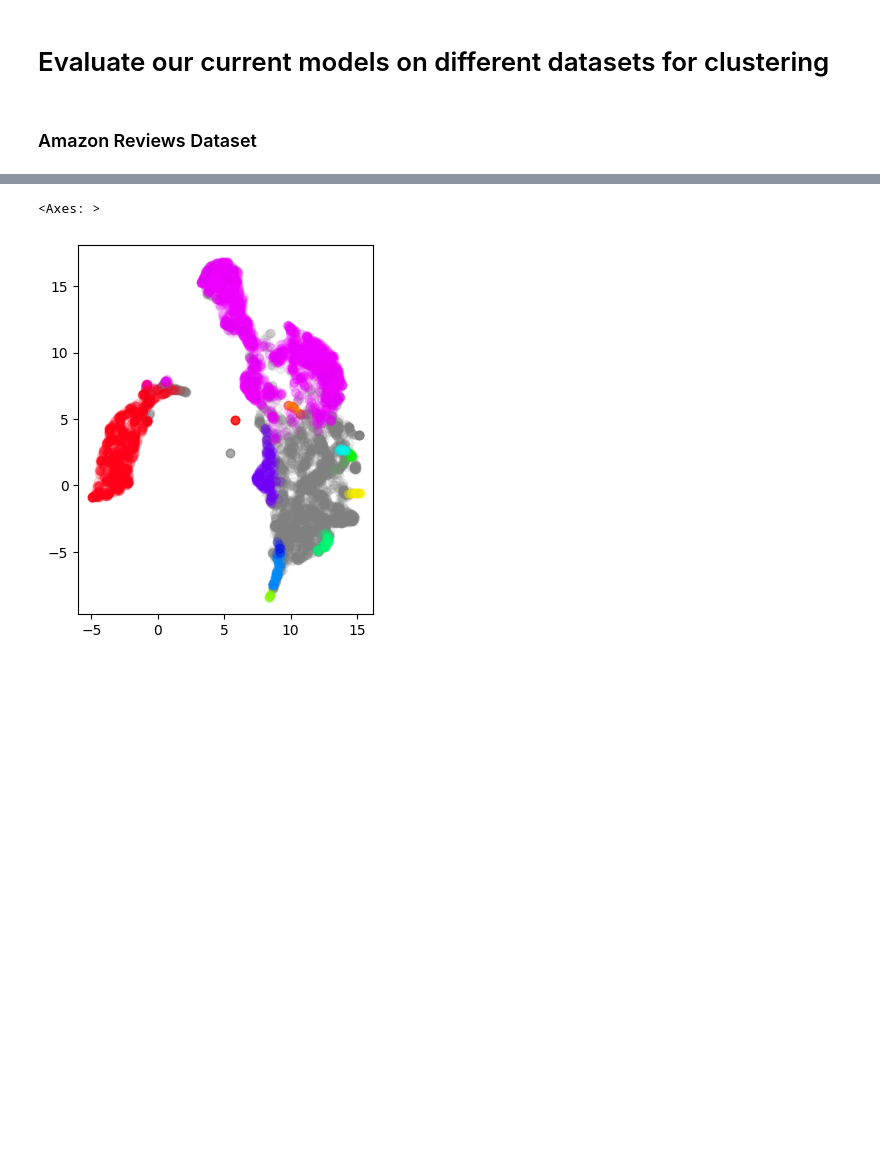
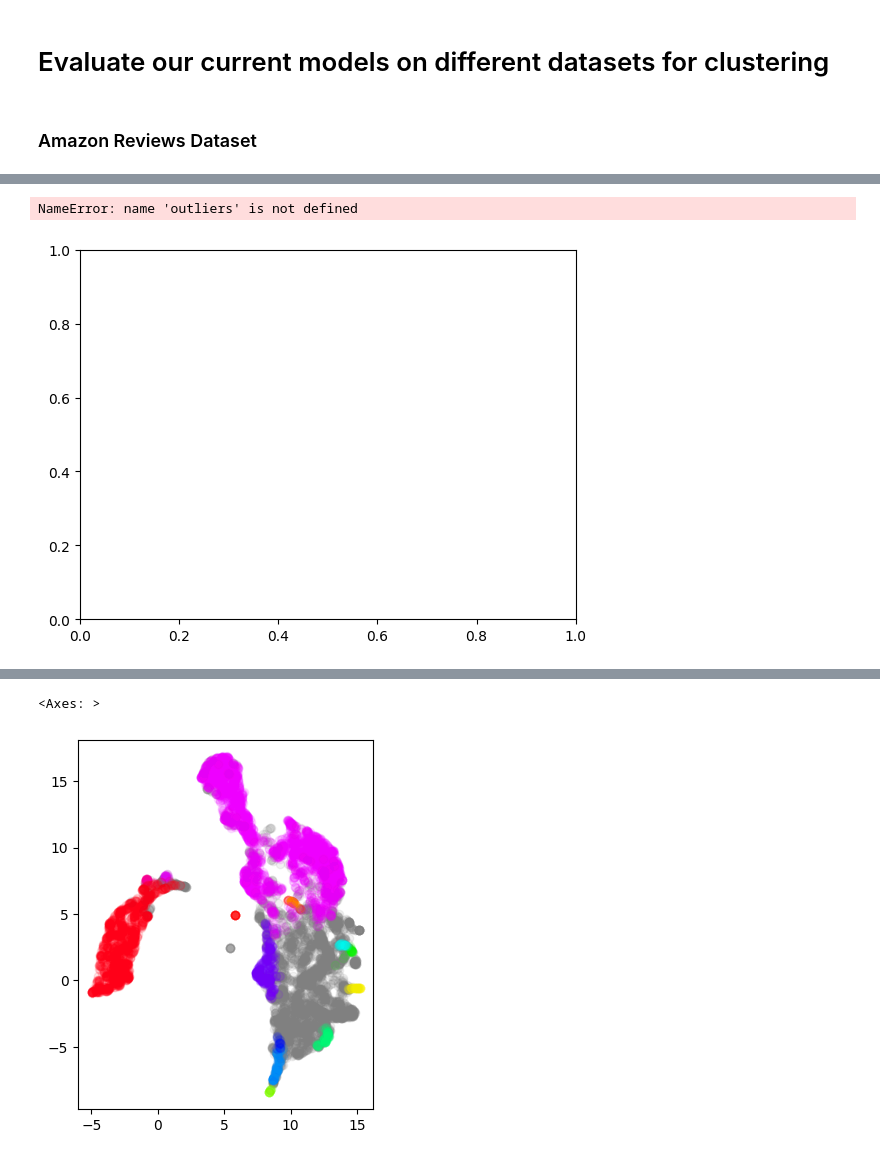
Before and after one commit to CayJoBla/ReducedEncoders, a Jupyter notebook: clustering.ipynb, the cells around one changed output, grey strips where cells are left out. Drawn from its saved outputs; the diff is of its cells as text; code cells hidden in the pictures; blank space fills up the shorter version.

Commit message:
WIP DenStream clustering implementation adapted from River

```diff
--- a/clustering.ipynb
+++ b/clustering.ipynb
@@ -43,8 +45,0 @@ clusterer = HDBSCAN(min_cluster_size=20, min_samples=5, metric='euclidean', clus
-# %%
-clusters = clusterer.fit(embeddings["reduced"])
-# %%
-import numpy as np
-
-labels, counts = np.unique(clusters.labels_, return_counts=True)
-print("Labels:", labels)
-print("Counts:", counts)
@@ -54,0 +157,25 @@ Counts: [5129   75   20   34   32 1369   45   36   87   34   23   45   32  173
+# %%
+from river import stream
+
+denstream = DenStreamAnalyze(
+    decaying_factor=0.25,
+    beta=0.75,
+    mu=2.,
+    epsilon=1.,
+    n_samples_init=100,
+    stream_speed=100,           # Either decay needs to be small or stream_speed needs to be large (I think)
+)
+# %%
+X = embeddings["reduced"].numpy()[:1000]
+
+for x, _ in stream.iter_array(X):
+    denstream.learn_one(x)
+# %%
+from utils.visualize_clusters import plot_clusters
+
+labels = [denstream.predict_one(x) for x, _ in stream.iter_array(X)]
+plot_clusters(X, labels, n_components=2)
+plt.show()
+# %% [output]
+NameError: name 'outliers' is not defined
+[figure, added]
```
Also changed, not shown: parts of 21 cells of this notebook, 3 other files.
